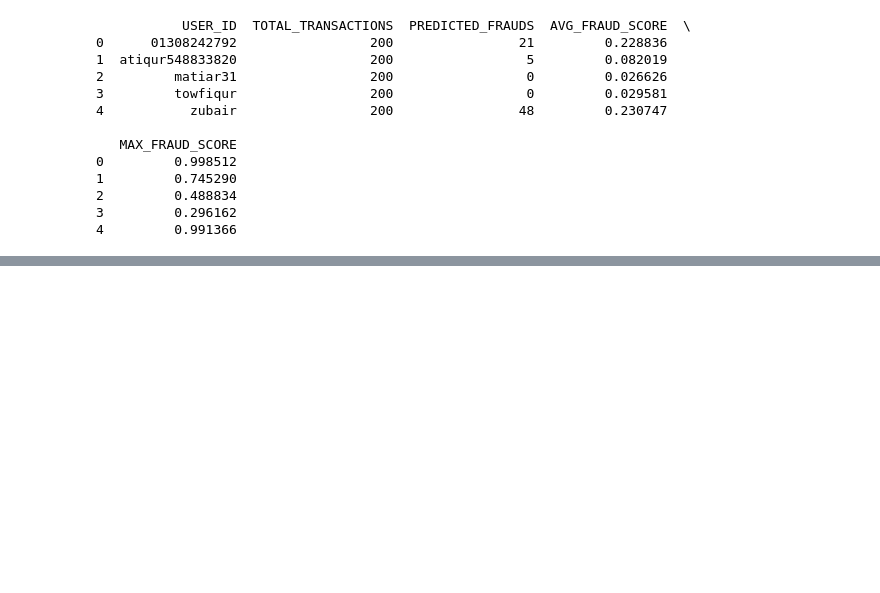
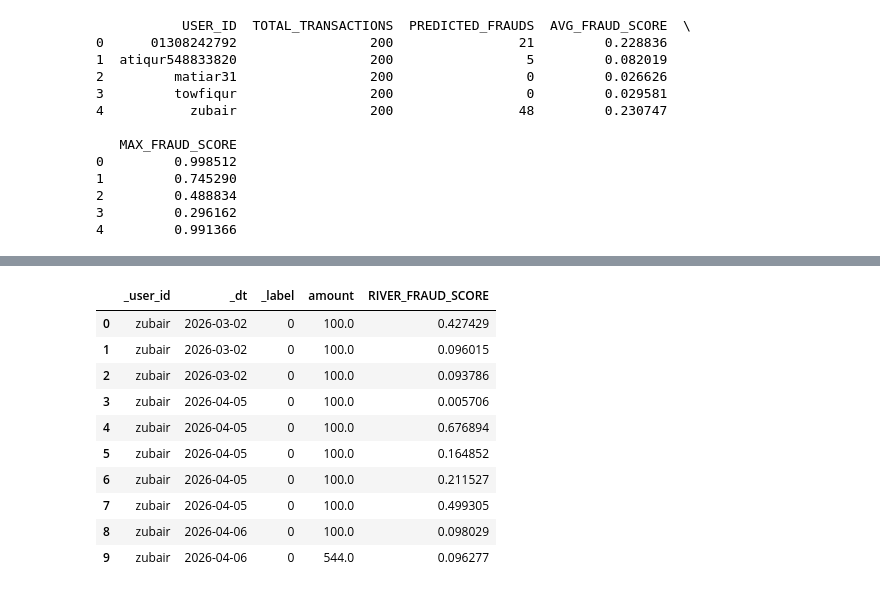
Before and after one commit to primasaha/River_first_make, a Jupyter notebook: River.ipynb, the cells around one changed output, grey strips where cells are left out. Saved outputs shown, nothing was run; the diff lists cells and outputs as text; code cells hidden in the pictures; blank space fills up the shorter version.

```diff
--- a/River.ipynb
+++ b/River.ipynb
@@ -860,0 +1104,58 @@ print(user_summary)
+# %%
+def river_probability_from_row(row):
+
+    x = {}
+
+    for feature in numeric_shap_features:
+        x[feature] = float(
+            row[feature]
+        )
+
+    # Keep original categorical values
+    x["purpose"] = row["purpose"]
+
+    x["transfer_type"] = (
+        row["transfer_type"]
+    )
+
+    probability = (
+        model.predict_proba_one(x)
+    )
+
+    return probability.get(
+        True,
+        0.0
+    )
+
+
+test_shap_df[
+    "RIVER_FRAUD_SCORE"
+] = test_shap_df.apply(
+    river_probability_from_row,
+    axis=1
+)
+
+
+display(
+    test_shap_df[
+        [
+            "_user_id",
+            "_dt",
+            "_label",
+            "amount",
+            "RIVER_FRAUD_SCORE"
+        ]
+    ].head(10)
+)
+# %% [output]
+|  | _user_id | _dt | _label | amount | RIVER_FRAUD_SCORE |
+| 0 | zubair | 2026-03-02 | 0 | 100.0 | 0.427429 |
+| 1 | zubair | 2026-03-02 | 0 | 100.0 | 0.096015 |
+| 2 | zubair | 2026-03-02 | 0 | 100.0 | 0.093786 |
+| 3 | zubair | 2026-04-05 | 0 | 100.0 | 0.005706 |
+| 4 | zubair | 2026-04-05 | 0 | 100.0 | 0.676894 |
+| 5 | zubair | 2026-04-05 | 0 | 100.0 | 0.164852 |
+| 6 | zubair | 2026-04-05 | 0 | 100.0 | 0.211527 |
+| 7 | zubair | 2026-04-05 | 0 | 100.0 | 0.499305 |
+| 8 | zubair | 2026-04-06 | 0 | 100.0 | 0.098029 |
+| 9 | zubair | 2026-04-06 | 0 | 544.0 | 0.096277 |
```
Also changed, not shown: parts of 30 cells of this notebook.
